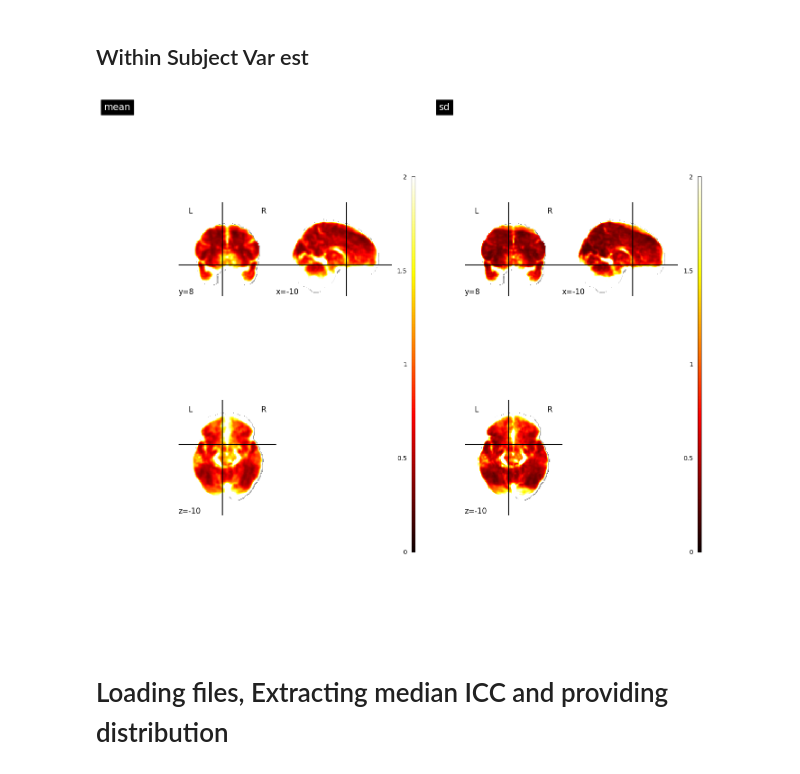
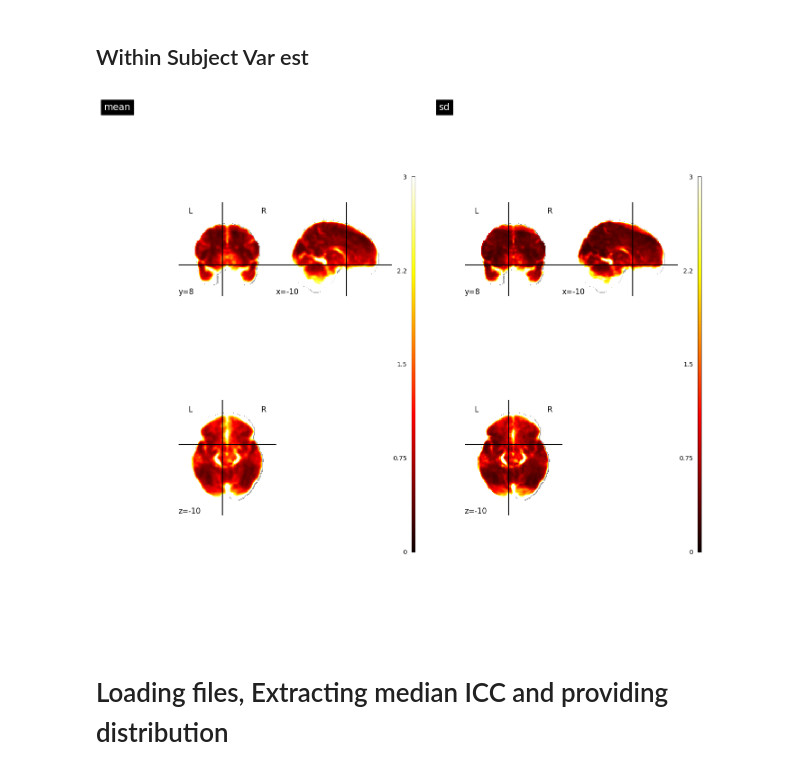
Before and after one commit to demidenm/Multiverse_Reliability, a Jupyter notebook: Stage2_Code/run-analyses.ipynb, the cells around one changed output. Cells and saved outputs as stored; diff of their text form; code cells hidden in the pictures.

Commit message:
modify within subj vmax

```diff
--- a/Stage2_Code/run-analyses.ipynb
+++ b/Stage2_Code/run-analyses.ipynb
@@ -460,11 +460,11 @@ ws_mean, ws_sd = mean_sd_img(ws_imgs)
 # %%
 ws_maps = [ws_mean, ws_sd]
 ws_names = ['ws_mean', 'ws_sd']
 
 plot_icc_maps(maps=ws_maps, names=ws_names,
-              coordinates=(-10, 8, -10),vmax=2)
+              coordinates=(-10, 8, -10),vmax=3)
 # %% [output]
-[figure, old version]
+[figure, new version]
 # %% [markdown]
 # Loading files, Extracting median ICC and providing distribution
 # %% [markdown]
```
Also changed, not shown: 1 other file.
